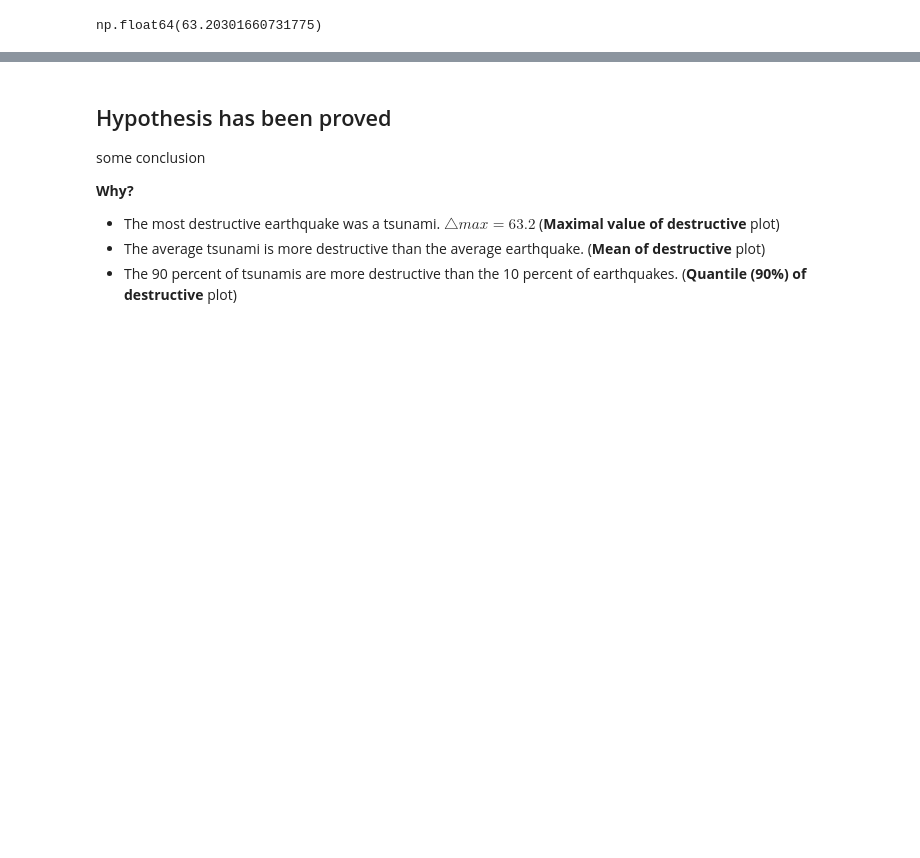
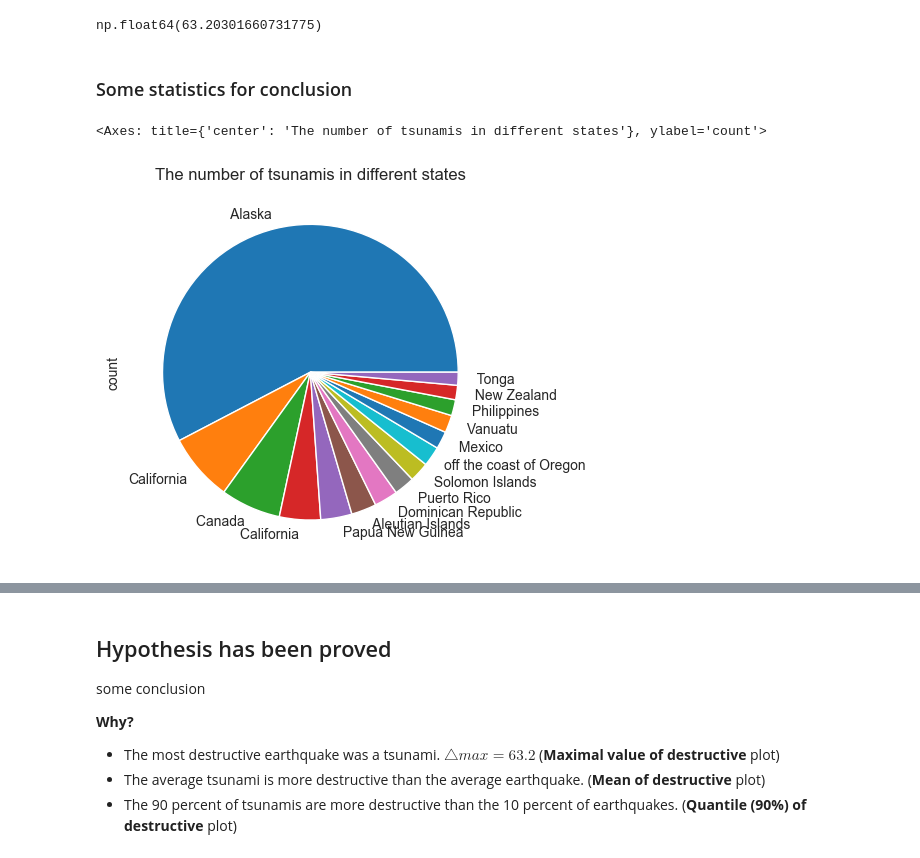
Before and after one commit to DenisIndenbom/DSBA-analytical-project, a Jupyter notebook: project.ipynb, the cells around one changed output, grey strips where cells are left out. Drawn from its saved outputs; the diff is of its cells as text; code cells hidden in the pictures; blank space fills up the shorter version.

Commit message:
Added some comments and descriptions and implemented some plots about tsunamis in different states

```diff
--- a/project.ipynb
+++ b/project.ipynb
@@ -339,3 +343,12 @@ delta_max = df['destructive'][df['tsunami'] == 1].max() - df['destructive'][df['
 delta_max
 # %% [output]
 np.float64(63.20301660731775)
+# %% [markdown]
+### Some statistics for conclusion
+# %%
+tsunami = df[df['tsunami'] == 1]
+# %%
+tsunami['state'].value_counts().head(15).plot(kind='pie', title='The number of tsunamis in different states')
+# %% [output]
+<Axes: title={'center': 'The number of tsunamis in different states'}, ylabel='count'>
+[figure, added]
```
Also changed, not shown: parts of 10 cells of this notebook.
